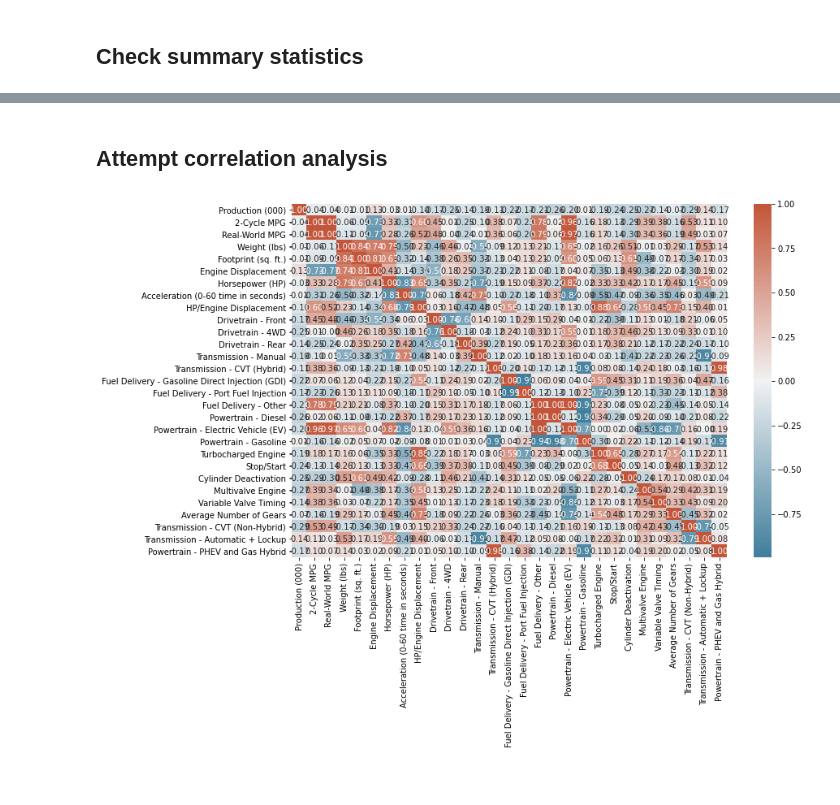
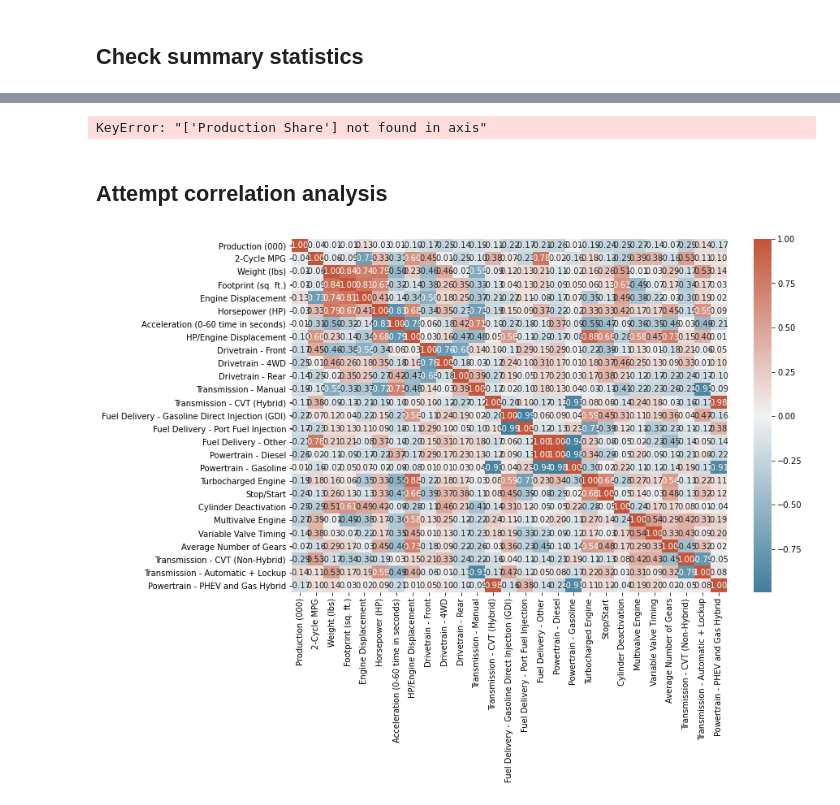
Before and after one commit to ekatynski/6103-project, a Jupyter notebook: 6103-project-group-3.ipynb, the cells around one changed output, grey strips where cells are left out. Drawn from its saved outputs; the diff is of its cells as text; code cells hidden in the pictures.

Commit message:
Changed column inclusion/combination (noted in Notes.txt).

```diff
--- a/6103-project-group-3.ipynb
+++ b/6103-project-group-3.ipynb
@@ -54,11 +53,10 @@ Additionally, perform some cleaning and some column combination/drops as agreed
 df = pd.read_csv('table_export_unclean.csv')
 
 # drop columns decided to be unwanted for our analysis
-drops = ['Real-World MPG_City','Real-World MPG_Hwy','Real-World CO2 (g/mi)','Real-World CO2_City (g/mi)',
-        'Real-World CO2_Hwy (g/mi)','HP/Weight (lbs)','Ton-MPG (Real-World)','Transmission - Other','Fuel Delivery - Carbureted',
-        'Fuel Delivery - Throttle Body Injection','Powertrain - Fuel Cell Vehicle (FCV)','Powertrain - Other (incl. CNG)','4 or Fewer Gears',
-        '5 Gears','6 Gears','7 Gears','8 Gears','9 or More Gears']
-
+drops = ['Vehicle Type','Production (000)','Production Share','Real-World MPG','Real-World MPG_City','Real-World MPG_Hwy','Real-World CO2 (g/mi)',
+        'Real-World CO2_City (g/mi)','Real-World CO2_Hwy (g/mi)','HP/Weight (lbs)','Ton-MPG (Real-World)','Transmission - Other','Fuel Delivery - Carbureted',
+        'Fuel Delivery - Throttle Body Injection','Powertrain - Fuel Cell Vehicle (FCV)','Powertrain - Other (incl. CNG)','HP/Engine Displacement',
+        '4 or Fewer Gears','5 Gears','6 Gears','7 Gears','8 Gears','9 or More Gears']
 
 df = df.drop(drops, axis = 1)
 
@@ -74,10 +72,15 @@ for col in cols:
     except:
         pass
 
-# combine two transmission columns and two powertrain columns, dropping the originals
+# drop all data before MY 2005, drop MY 2021
+df = df.loc[(df["Model Year"] > 2005) & (df["Model Year"] < 2021)]
+
+# combine two transmission columns, two drivetrain columns, and two powertrain columns, dropping the originals
 df['Transmission - Automatic + Lockup'] = df['Transmission - Automatic'] + df['Transmission - Lockup']
-df['Powertrain - PHEV and Gas Hybrid'] = df['Powertrain - Plug-in Hybrid Electric Vehicle (PHEV)'] + df['Powertrain - Gasoline Hybrid']
-df = df.drop(columns = ['Transmission - Automatic','Transmission - Lockup','Powertrain - Plug-in Hybrid Electric Vehicle (PHEV)','Powertrain - Gasoline Hybrid'])
+df['Powertrain - PHEV + Gas Hybrid'] = df['Powertrain - Plug-in Hybrid Electric Vehicle (PHEV)'] + df['Powertrain - Gasoline Hybrid']
+df['Drivetrain - Front + Rear'] = df['Drivetrain - Rear'] + df['Drivetrain - Front']
+df = df.drop(columns = ['Transmission - Automatic','Transmission - Lockup','Powertrain - Plug-in Hybrid Electric Vehicle (PHEV)',
+                        'Powertrain - Gasoline Hybrid','Drivetrain - Rear','Drivetrain - Front'])
 
 df.head()
 # %% [output]
@@ -137,9 +150,13 @@ df.drop(columns = ["Model Year", "Production Share"]).describe()
+# %%
+df.describe()
+# %% [output]
+KeyError: "['Production Share'] not found in axis"
 # %% [markdown]
 ## Attempt correlation analysis
 # %%
 plt.figure(figsize=(12,8))
 cmap = sns.diverging_palette(230, 20, as_cmap=True)
-sns.heatmap(df.drop(columns = ["Model Year", "Production Share"]).corr(),annot=True,fmt='.2f',cmap=cmap )
+sns.heatmap(df.corr(),annot=True,fmt='.2f',cmap=cmap )
 plt.show()
 # %% [output]
-[figure, old version]
+[figure, new version]
```
Also changed, not shown: parts of 7 cells of this notebook, 1 other file.
